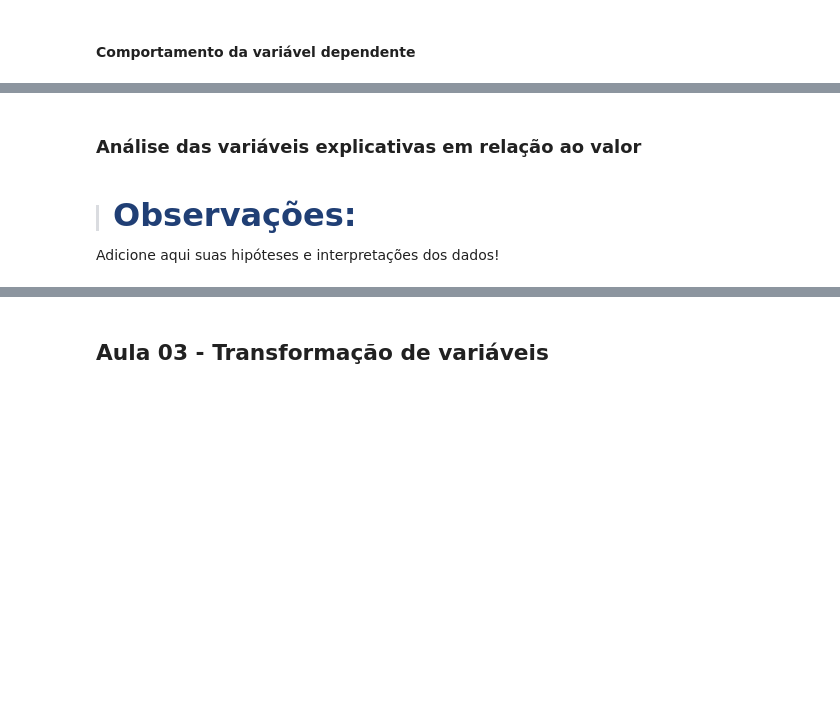
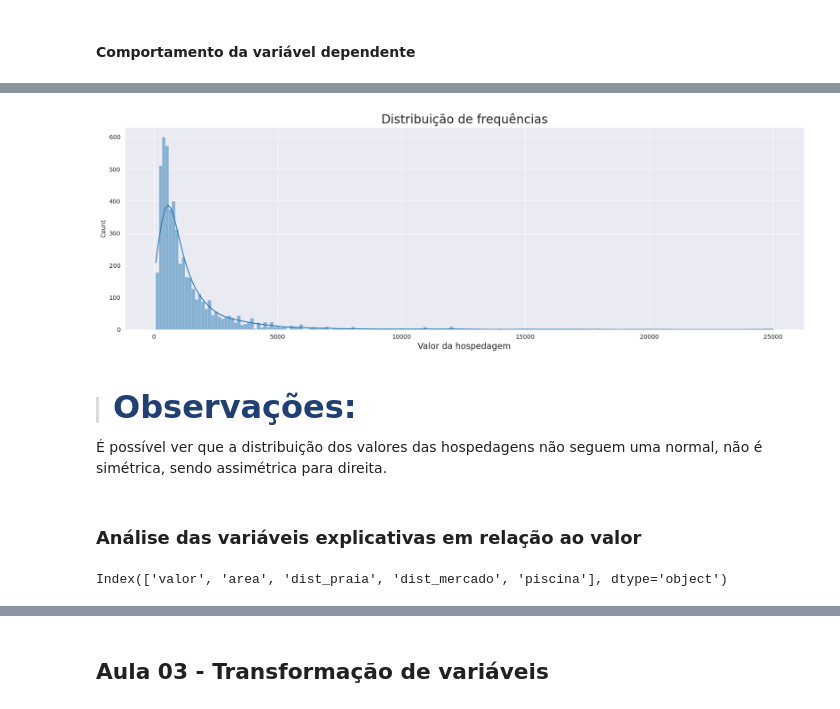
Before and after one commit to arthur-pulini/Machine-Learning-regressao-alura, a Jupyter notebook: Transformando_Variaveis_para_uma_Regressao_Linear/Desafios/Desafios.ipynb, the cells around one changed output, grey strips where cells are left out. Cells and saved outputs as stored; diff of their text form; code cells hidden in the pictures; blank space fills up the shorter version.

```diff
--- a/Transformando_Variaveis_para_uma_Regressao_Linear/Desafios/Desafios.ipynb
+++ b/Transformando_Variaveis_para_uma_Regressao_Linear/Desafios/Desafios.ipynb
@@ -112,6 +116,18 @@ Adicione aqui suas hipóteses e interpretações dos dados!
+# %%
+ax = sns.histplot(data=dados, x="valor", kde=True)
+ax.figure.set_size_inches(20, 6)
+ax.set_title("Distribuição de frequências", fontsize=20)
+ax.set_xlabel("Valor da hospedagem", fontsize=14)
+plt.show()
+# %% [output]
+[figure, added]
+# %% [markdown]
+> #### <strong><font color="#203f75" size= 6>Observações:</font></strong>
+
+É possível ver que a distribuição dos valores das hospedagens não seguem uma normal, não é simétrica, sendo assimétrica para direita.
 # %% [markdown]
 ### **Análise das variáveis explicativas em relação ao valor**
-# %% [markdown]
-> #### <strong><font color="#203f75" size= 6>Observações:</font></strong>
-
-Adicione aqui suas hipóteses e interpretações dos dados!
+# %%
+dados.columns
+# %% [output]
+Index(['valor', 'area', 'dist_praia', 'dist_mercado', 'piscina'], dtype='object')
```
Also changed, not shown: parts of 6 cells of this notebook.
